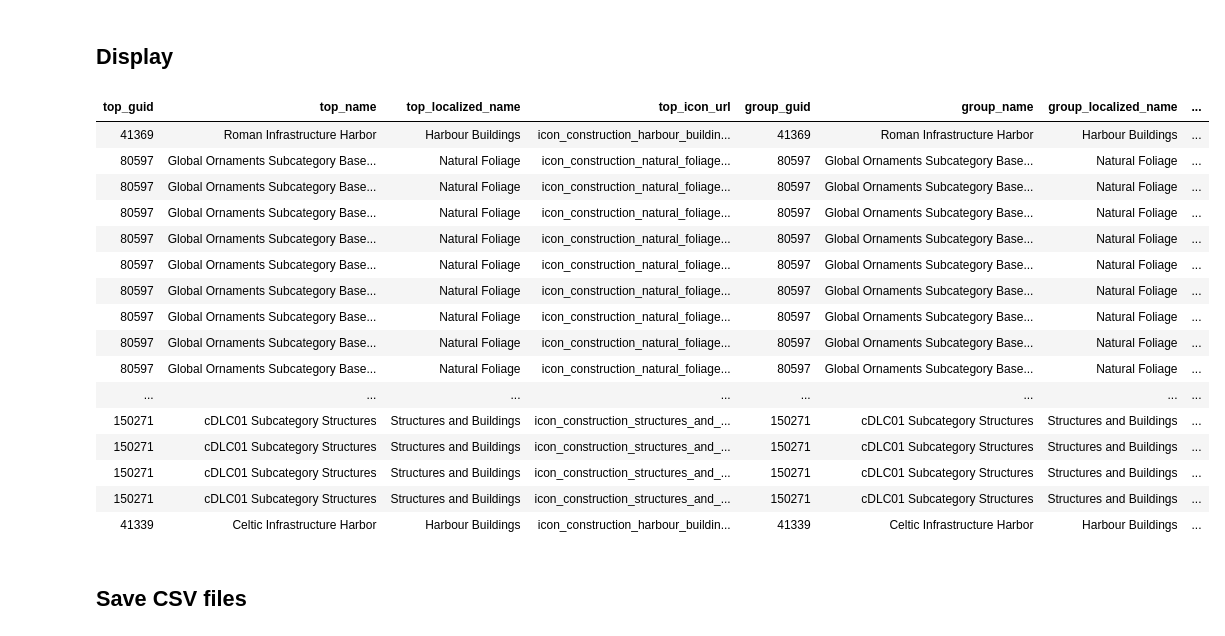
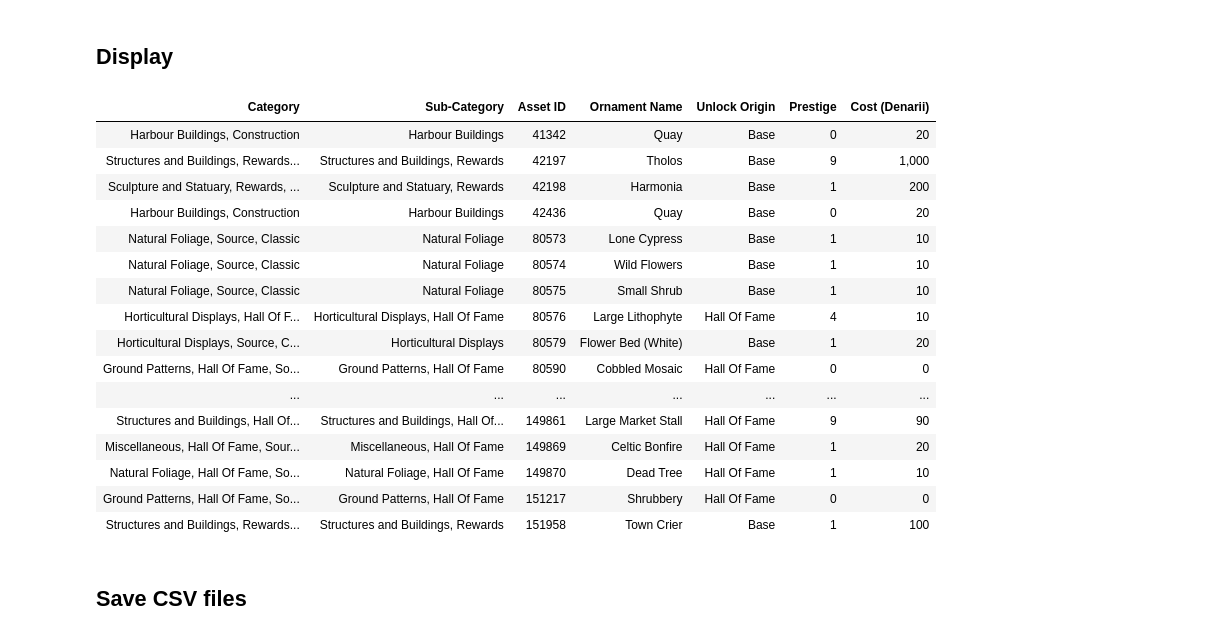
Before and after one commit to KingDarBoja/asset-extractor, a Jupyter notebook: assetextractor/conversion/statistics/ornaments.ipynb, the cells around one changed output. Saved outputs shown, nothing was run; the diff lists cells and outputs as text; code cells hidden in the pictures.

Commit message:
refactor: set the list of construction groups per ornament.

```diff
--- a/assetextractor/conversion/statistics/ornaments.ipynb
+++ b/assetextractor/conversion/statistics/ornaments.ipynb
@@ -179,57 +180,87 @@ Series([], dtype: int64)
 # %%
 from IPython.display import display, HTML
 
-# Define your color palette
 HEADER_BG = "#5F032E"
 ROW_BG = "#EBD2B8"
 TEXT_COLOR = "#1D000E"
 
-# 1. Clean the dataframe for display
-display_df = df_flat.drop(columns=[])
+# =========================================================================
+#    Group by core ornament fields and join multiple categories together
+# =========================================================================
+core_columns = ['uid', 'name', 'title', 'description', 'origin', 'prestige', 'cost', 'icon_url']
 
-# 2. Apply styling
+df_flat = df_flat.groupby(core_columns, as_index=False).agg({
+    'top_localized_name': lambda x: ", ".join(x.dropna().unique()),
+    'group_localized_name': lambda x: ", ".join(x.dropna().unique())
+})
+
+# 6. Strategic Column Reordering
+hierarchy_cols = ['top_localized_name', 'group_localized_name']
+other_cols = [col for col in df_flat.columns if col not in hierarchy_cols]
+df_flat = df_flat[hierarchy_cols + other_cols]
+
+# 1. Prepare display dataframe by removing background technical names/URLs
+columns_to_drop = ['name', 'icon_url', 'description']
+display_df = df_flat.drop(columns=columns_to_drop, errors='ignore')
+
+display_df = display_df.rename(columns={
+    'top_localized_name': 'Category',
+    'group_localized_name': 'Sub-Category',
+    'uid': 'Asset ID',
+    'title': 'Ornament Name',
+    'origin': 'Unlock Origin',
+    'prestige': 'Prestige',
+    'cost': 'Cost (Denarii)'
+})
+
+# 2. Apply Styling
 styled_df = (display_df.style
-    # Set overall row background and text color
     .set_properties(**{
         'background-color': ROW_BG,
         'color': TEXT_COLOR,
         'border': f'1px solid {HEADER_BG}',
-        'padding': '8px'
+        'padding': '10px',
+        'text-align': 'left'
     })
-    # Set header background and text color
     .set_table_styles([
         {
             'selector': 'th',
             'props': [
                 ('background-color', HEADER_BG),
                 ('color', 'white'),
                 ('font-weight', 'bold'),
-                ('text-align', 'center')
+                ('text-align', 'center'),
+                ('padding', '12px'),
+                ('border', f'1px solid {HEADER_BG}')
             ]
         }
     ])
-    .hide(axis="index") # Remove the index column
+    .format({
+        'Cost (Denarii)': '{:,}',
+        'Prestige': '{:,}'
+    })
+    .hide(axis="index")
 )
 
 display(styled_df)
 # %% [output]
-| top_guid | top_name | top_localized_name | top_icon_url | group_guid | group_name | group_localized_name | ... |
-| 41369 | Roman Infrastructure Harbor | Harbour Buildings | icon_construction_harbour_buildin... | 41369 | Roman Infrastructure Harbor | Harbour Buildings | ... |
-| 80597 | Global Ornaments Subcategory Base... | Natural Foliage | icon_construction_natural_foliage... | 80597 | Global Ornaments Subcategory Base... | Natural Foliage | ... |
-| 80597 | Global Ornaments Subcategory Base... | Natural Foliage | icon_construction_natural_foliage... | 80597 | Global Ornaments Subcategory Base... | Natural Foliage | ... |
-| 80597 | Global Ornaments Subcategory Base... | Natural Foliage | icon_construction_natural_foliage... | 80597 | Global Ornaments Subcategory Base... | Natural Foliage | ... |
-| 80597 | Global Ornaments Subcategory Base... | Natural Foliage | icon_construction_natural_foliage... | 80597 | Global Ornaments Subcategory Base... | Natural Foliage | ... |
-| 80597 | Global Ornaments Subcategory Base... | Natural Foliage | icon_construction_natural_foliage... | 80597 | Global Ornaments Subcategory Base... | Natural Foliage | ... |
-| 80597 | Global Ornaments Subcategory Base... | Natural Foliage | icon_construction_natural_foliage... | 80597 | Global Ornaments Subcategory Base... | Natural Foliage | ... |
-| 80597 | Global Ornaments Subcategory Base... | Natural Foliage | icon_construction_natural_foliage... | 80597 | Global Ornaments Subcategory Base... | Natural Foliage | ... |
-| 80597 | Global Ornaments Subcategory Base... | Natural Foliage | icon_construction_natural_foliage... | 80597 | Global Ornaments Subcategory Base... | Natural Foliage | ... |
-| 80597 | Global Ornaments Subcategory Base... | Natural Foliage | icon_construction_natural_foliage... | 80597 | Global Ornaments Subcategory Base... | Natural Foliage | ... |
-| ... | ... | ... | ... | ... | ... | ... | ... |
-| 150271 | cDLC01 Subcategory Structures | Structures and Buildings | icon_construction_structures_and_... | 150271 | cDLC01 Subcategory Structures | Structures and Buildings | ... |
-| 150271 | cDLC01 Subcategory Structures | Structures and Buildings | icon_construction_structures_and_... | 150271 | cDLC01 Subcategory Structures | Structures and Buildings | ... |
-| 150271 | cDLC01 Subcategory Structures | Structures and Buildings | icon_construction_structures_and_... | 150271 | cDLC01 Subcategory Structures | Structures and Buildings | ... |
-| 150271 | cDLC01 Subcategory Structures | Structures and Buildings | icon_construction_structures_and_... | 150271 | cDLC01 Subcategory Structures | Structures and Buildings | ... |
-| 41339 | Celtic Infrastructure Harbor | Harbour Buildings | icon_construction_harbour_buildin... | 41339 | Celtic Infrastructure Harbor | Harbour Buildings | ... |
+| Category | Sub-Category | Asset ID | Ornament Name | Unlock Origin | Prestige | Cost (Denarii) |
+| Harbour Buildings, Construction | Harbour Buildings | 41342 | Quay | Base | 0 | 20 |
+| Structures and Buildings, Rewards... | Structures and Buildings, Rewards | 42197 | Tholos | Base | 9 | 1,000 |
+| Sculpture and Statuary, Rewards, ... | Sculpture and Statuary, Rewards | 42198 | Harmonia | Base | 1 | 200 |
+| Harbour Buildings, Construction | Harbour Buildings | 42436 | Quay | Base | 0 | 20 |
+| Natural Foliage, Source, Classic | Natural Foliage | 80573 | Lone Cypress | Base | 1 | 10 |
+| Natural Foliage, Source, Classic | Natural Foliage | 80574 | Wild Flowers | Base | 1 | 10 |
+| Natural Foliage, Source, Classic | Natural Foliage | 80575 | Small Shrub | Base | 1 | 10 |
+| Horticultural Displays, Hall Of F... | Horticultural Displays, Hall Of Fame | 80576 | Large Lithophyte | Hall Of Fame | 4 | 10 |
+| Horticultural Displays, Source, C... | Horticultural Displays | 80579 | Flower Bed (White) | Base | 1 | 20 |
+| Ground Patterns, Hall Of Fame, So... | Ground Patterns, Hall Of Fame | 80590 | Cobbled Mosaic | Hall Of Fame | 0 | 0 |
+| ... | ... | ... | ... | ... | ... | ... |
+| Structures and Buildings, Hall Of... | Structures and Buildings, Hall Of... | 149861 | Large Market Stall | Hall Of Fame | 9 | 90 |
+| Miscellaneous, Hall Of Fame, Sour... | Miscellaneous, Hall Of Fame | 149869 | Celtic Bonfire | Hall Of Fame | 1 | 20 |
+| Natural Foliage, Hall Of Fame, So... | Natural Foliage, Hall Of Fame | 149870 | Dead Tree | Hall Of Fame | 1 | 10 |
+| Ground Patterns, Hall Of Fame, So... | Ground Patterns, Hall Of Fame | 151217 | Shrubbery | Hall Of Fame | 0 | 0 |
+| Structures and Buildings, Rewards... | Structures and Buildings, Rewards | 151958 | Town Crier | Base | 1 | 100 |
 # %% [markdown]
 ## Save CSV files
 # %%
```
Also changed, not shown: parts of 4 cells of this notebook, 1 other file.
